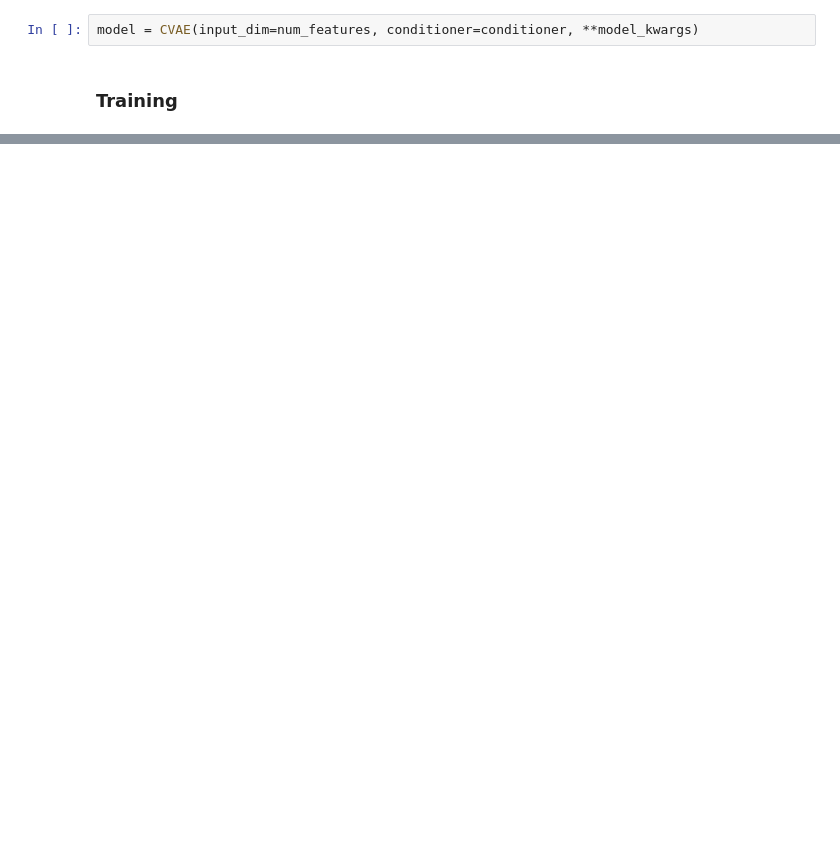
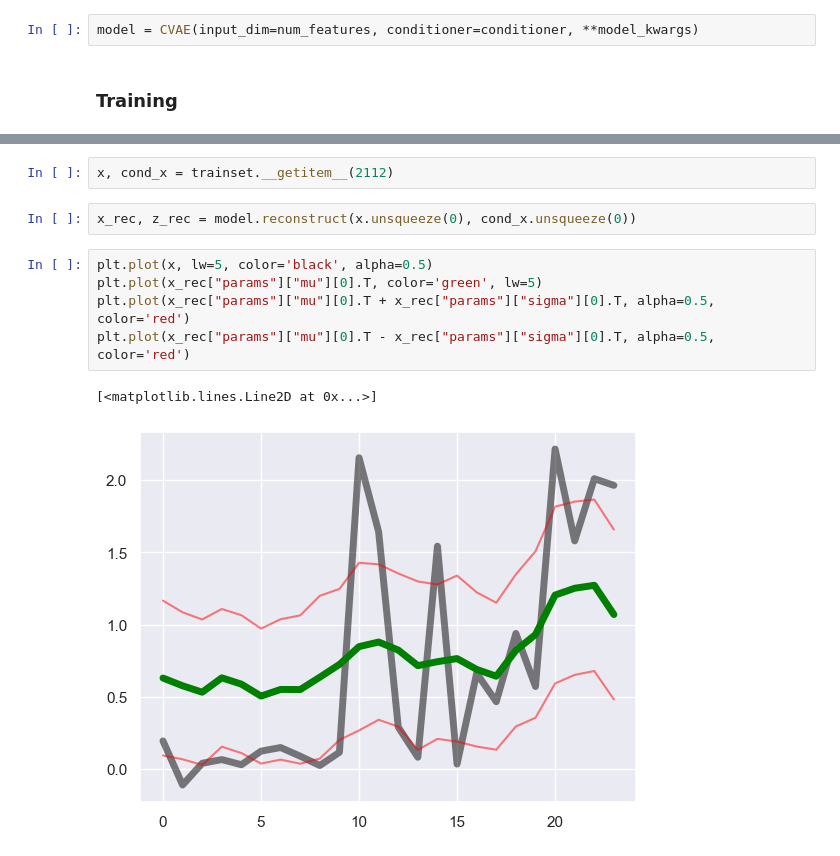
Before and after one commit to kabolat/behavio-temporal-vae, a Jupyter notebook: notebooks/sdg_baseline.ipynb, the cells around one changed output, grey strips where cells are left out. Cells and saved outputs as stored; diff of their text form; blank space fills up the shorter version.

```diff
--- a/notebooks/sdg_baseline.ipynb
+++ b/notebooks/sdg_baseline.ipynb
@@ -241,0 +365,12 @@ Conditioner saved at ./runs/Apr23_15-05-37_iepg-st-gpu.ewi.tudelft.nl/conditione
+# %%
+x, cond_x = trainset.__getitem__(2112)
+# %%
+x_rec, z_rec = model.reconstruct(x.unsqueeze(0), cond_x.unsqueeze(0))
+# %%
+plt.plot(x, lw=5, color='black', alpha=0.5)
+plt.plot(x_rec["params"]["mu"][0].T, color='green', lw=5)
+plt.plot(x_rec["params"]["mu"][0].T + x_rec["params"]["sigma"][0].T, alpha=0.5, color='red')
+plt.plot(x_rec["params"]["mu"][0].T - x_rec["params"]["sigma"][0].T, alpha=0.5, color='red')
+# %% [output]
+[<matplotlib.lines.Line2D at 0x...>]
+[figure, added]
```
Also changed, not shown: parts of 28 cells of this notebook.
